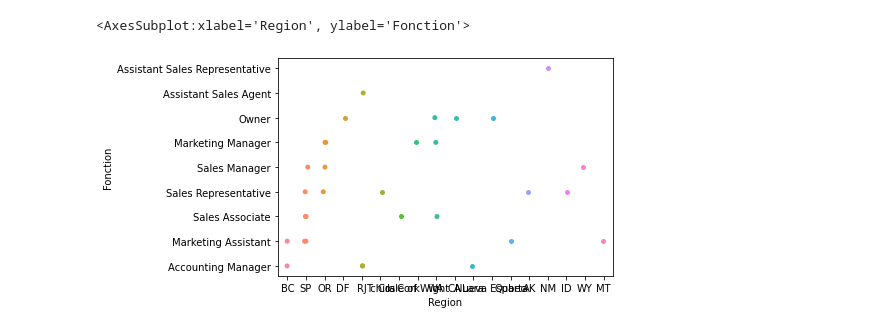
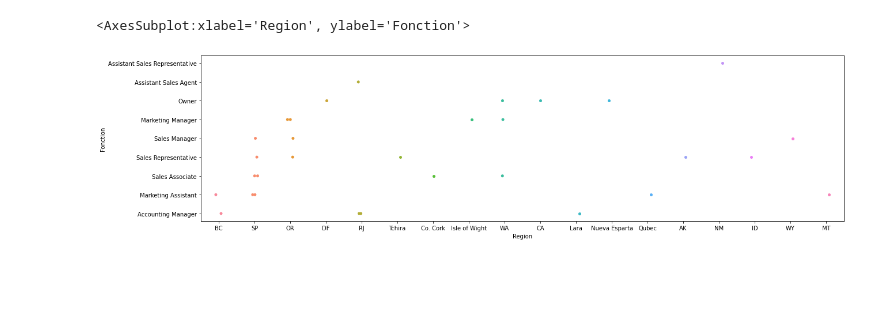
Before and after one commit to Wylzz/foody, a Jupyter notebook: dataviz_foody.ipynb, the cells around one changed output. Cells and saved outputs as stored; diff of their text form; code cells hidden in the pictures; blank space fills up the shorter version.

```diff
--- a/dataviz_foody.ipynb
+++ b/dataviz_foody.ipynb
@@ -1,18 +1,21 @@
 # %%
 import mysql.connector as sql
+import numpy as np
 import pandas as pd
 import seaborn as sns
 import matplotlib.pyplot as plt
 
-db_connection = sql.connect(host='localhost', database='foody', user='root', password='')
+db_connection = sql.connect(host='localhost', database='foody', user='root', password='jeremiah13$d')
 
 
 def req(r):
     df = pd.read_sql(r, db_connection)
-    return sns.stripplot(x="Region", y="Fonction", data=df)
+    fig, ax = plt.subplots()
+    fig.set_size_inches(20, 5.27)
+    return sns.stripplot(x="Region", y="Fonction", data=df, ax=ax)
 
 
 req('SELECT * FROM client')
 # %% [output]
 <AxesSubplot:xlabel='Region', ylabel='Fonction'>
-[figure, old version]
+[figure, new version]
```
Also changed, not shown: parts of 7 cells of this notebook, 2 other files.
